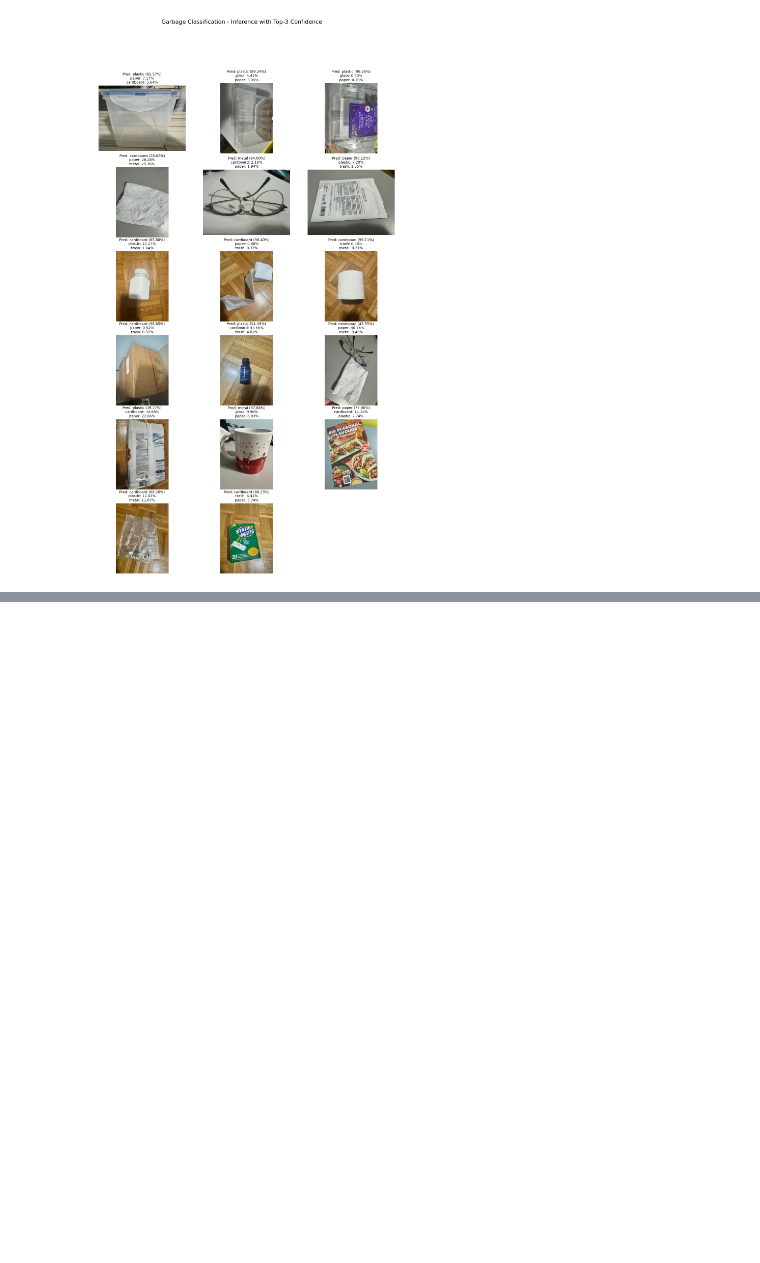
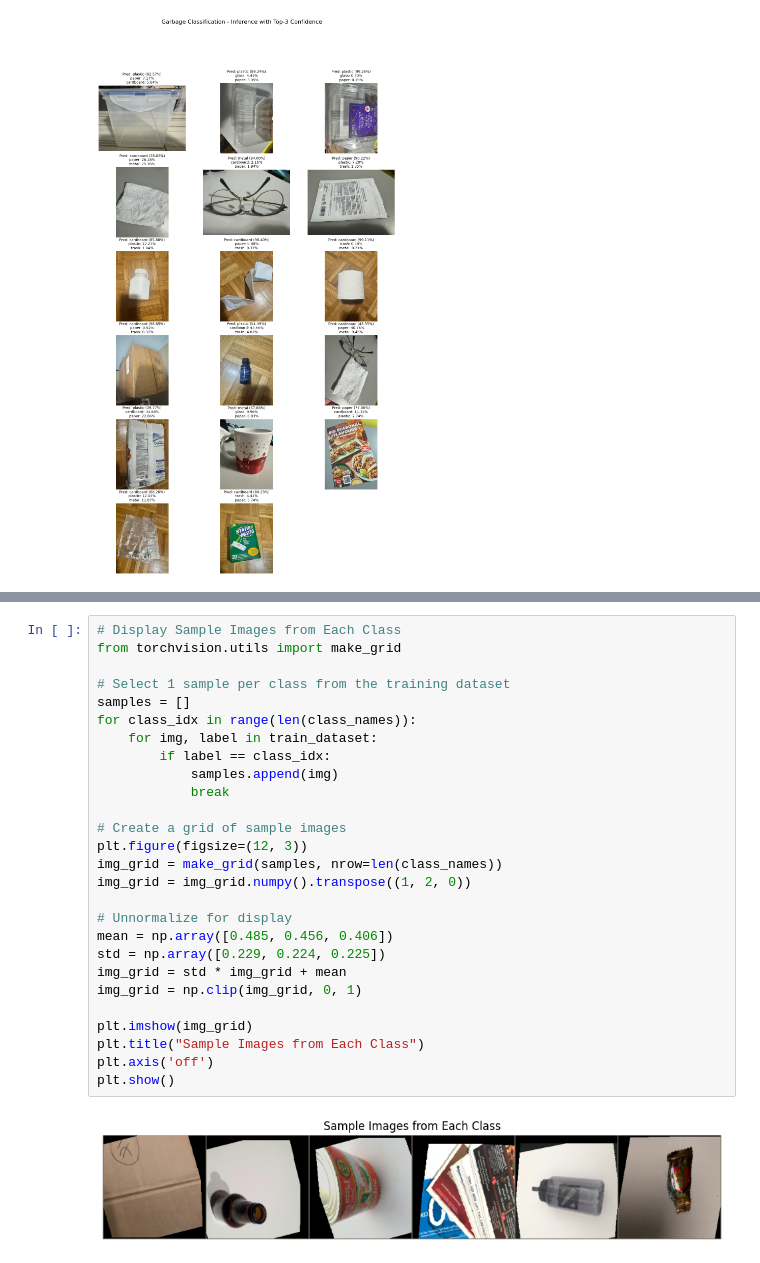
Before and after one commit to 9eek9/garbage-classification, a Jupyter notebook: notebooks/Garbage_Classification_ResNet50.ipynb, the cells around one changed output, grey strips where cells are left out. Drawn from its saved outputs; the diff is of its cells as text; blank space fills up the shorter version.

```diff
--- a/notebooks/Garbage_Classification_ResNet50.ipynb
+++ b/notebooks/Garbage_Classification_ResNet50.ipynb
@@ -392,0 +414,29 @@ Text(0.5, 0.98, 'Garbage Classification - Inference with Top-3 Confidence')
+# %%
+# Display Sample Images from Each Class
+from torchvision.utils import make_grid
+
+# Select 1 sample per class from the training dataset
+samples = []
+for class_idx in range(len(class_names)):
+    for img, label in train_dataset:
+        if label == class_idx:
+            samples.append(img)
+            break
+
+# Create a grid of sample images
+plt.figure(figsize=(12, 3))
+img_grid = make_grid(samples, nrow=len(class_names))
+img_grid = img_grid.numpy().transpose((1, 2, 0))
+
+# Unnormalize for display
+mean = np.array([0.485, 0.456, 0.406])
+std = np.array([0.229, 0.224, 0.225])
+img_grid = std * img_grid + mean
+img_grid = np.clip(img_grid, 0, 1)
+
+plt.imshow(img_grid)
+plt.title("Sample Images from Each Class")
+plt.axis('off')
+plt.show()
+# %% [output]
+[figure, added]
```
Also changed, not shown: parts of 3 cells of this notebook, 2 other files.
